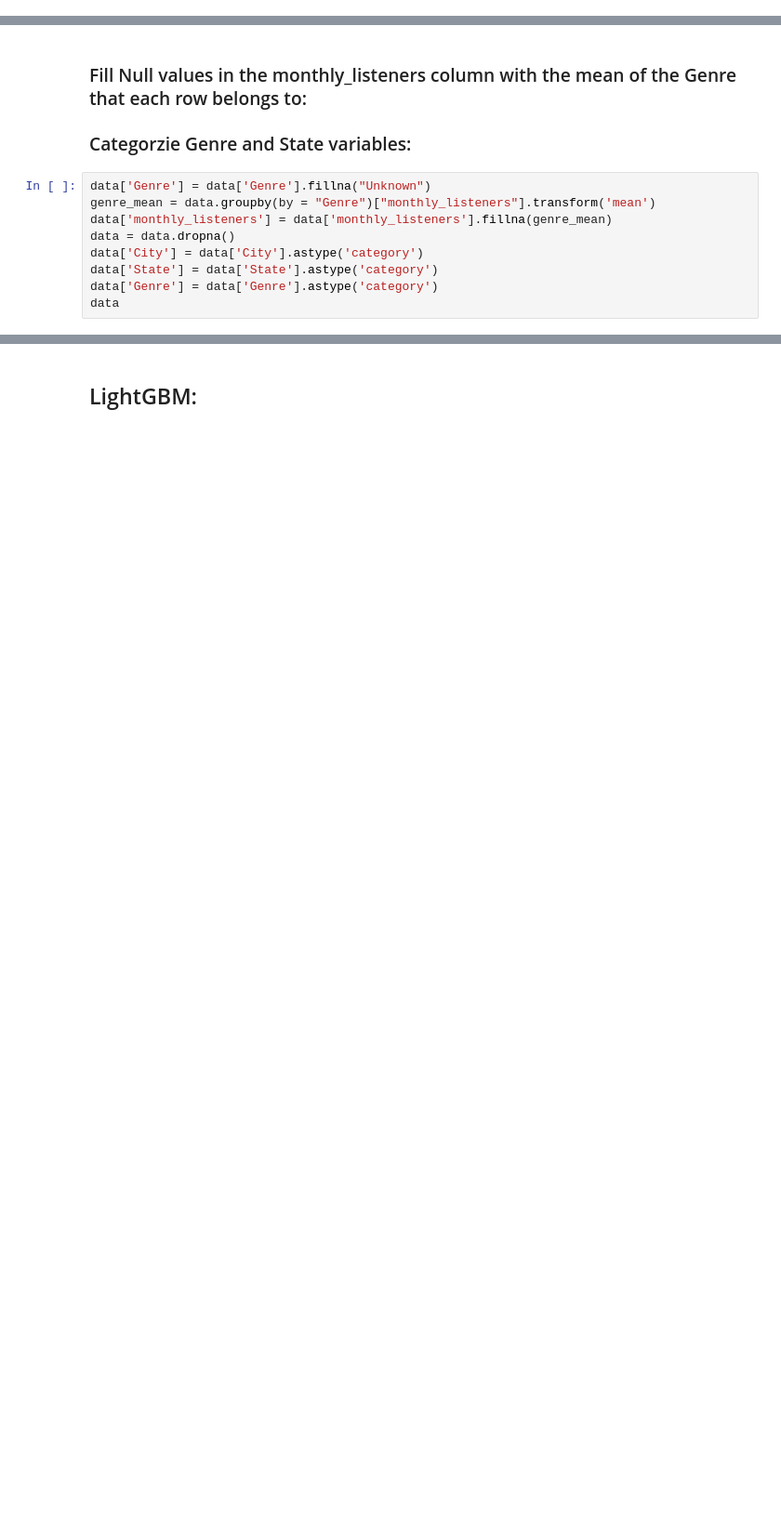
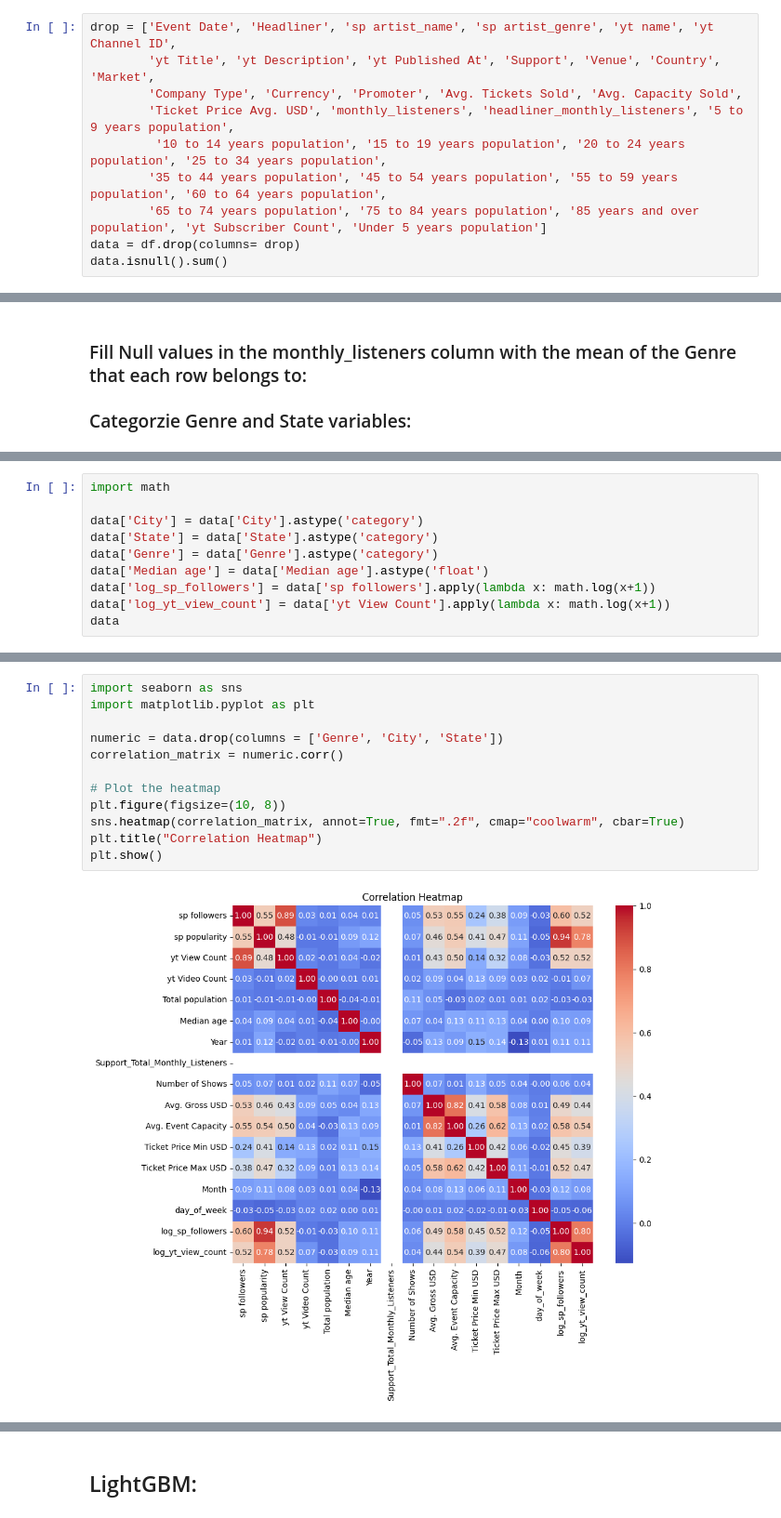
Before and after one commit to dan-s8/ARound, a Jupyter notebook: Model Building/MultiArtist/Combined_df_Laura.ipynb, the cells around one changed output, grey strips where cells are left out. Shown at 93% size. Saved outputs shown, nothing was run; the diff lists cells and outputs as text; blank space fills up the shorter version.

```diff
--- a/Model Building/MultiArtist/Combined_df_Laura.ipynb
+++ b/Model Building/MultiArtist/Combined_df_Laura.ipynb
@@ -72,0 +54,10 @@ dtype: int64
+# %%
+drop = ['Event Date', 'Headliner', 'sp artist_name', 'sp artist_genre', 'yt name', 'yt Channel ID',
+        'yt Title', 'yt Description', 'yt Published At', 'Support', 'Venue', 'Country', 'Market',
+        'Company Type', 'Currency', 'Promoter', 'Avg. Tickets Sold', 'Avg. Capacity Sold',
+        'Ticket Price Avg. USD', 'monthly_listeners', 'headliner_monthly_listeners', '5 to 9 years population',
+         '10 to 14 years population', '15 to 19 years population', '20 to 24 years population', '25 to 34 years population',
+        '35 to 44 years population', '45 to 54 years population', '55 to 59 years population', '60 to 64 years population',
+        '65 to 74 years population', '75 to 84 years population', '85 years and over population', 'yt Subscriber Count', 'Under 5 years population']
+data = df.drop(columns= drop)
+data.isnull().sum()
@@ -73,12 +83,3 @@ dtype: int64
 # %% [markdown]
 ### Fill Null values in the monthly_listeners column with the mean of the Genre that each row belongs to:
 ### Categorzie Genre and State variables:
-# %%
-data['Genre'] = data['Genre'].fillna("Unknown")
-genre_mean = data.groupby(by = "Genre")["monthly_listeners"].transform('mean')
-data['monthly_listeners'] = data['monthly_listeners'].fillna(genre_mean)
-data = data.dropna()
-data['City'] = data['City'].astype('category')
-data['State'] = data['State'].astype('category')
-data['Genre'] = data['Genre'].astype('category')
-data
@@ -108,0 +86,10 @@ See the caveats in the documentation: https://pandas.pydata.org/pandas-docs/stab
+# %%
+import math
+
+data['City'] = data['City'].astype('category')
+data['State'] = data['State'].astype('category')
+data['Genre'] = data['Genre'].astype('category')
+data['Median age'] = data['Median age'].astype('float')
+data['log_sp_followers'] = data['sp followers'].apply(lambda x: math.log(x+1))
+data['log_yt_view_count'] = data['yt View Count'].apply(lambda x: math.log(x+1))
+data
@@ -108,0 +110,14 @@ See the caveats in the documentation: https://pandas.pydata.org/pandas-docs/stab
+# %%
+import seaborn as sns
+import matplotlib.pyplot as plt
+
+numeric = data.drop(columns = ['Genre', 'City', 'State'])
+correlation_matrix = numeric.corr()
+
+# Plot the heatmap
+plt.figure(figsize=(10, 8))
+sns.heatmap(correlation_matrix, annot=True, fmt=".2f", cmap="coolwarm", cbar=True)
+plt.title("Correlation Heatmap")
+plt.show()
+# %% [output]
+[figure, added]
```
Also changed, not shown: parts of 19 cells of this notebook.
